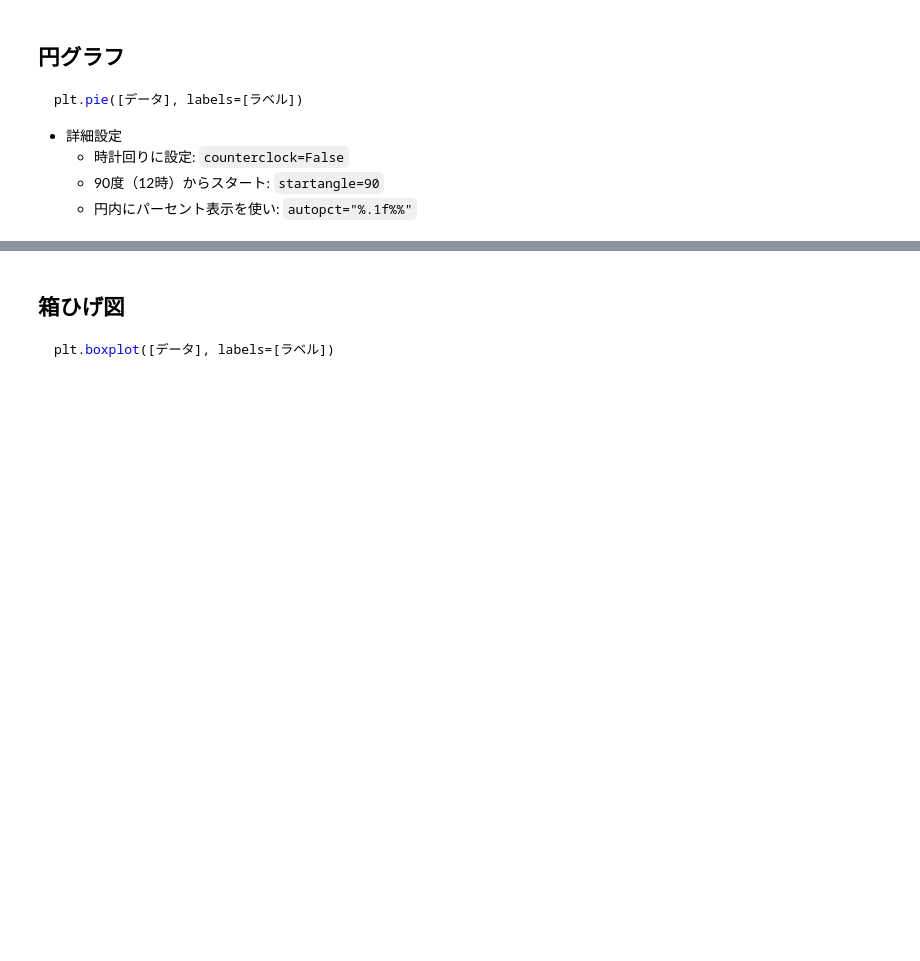
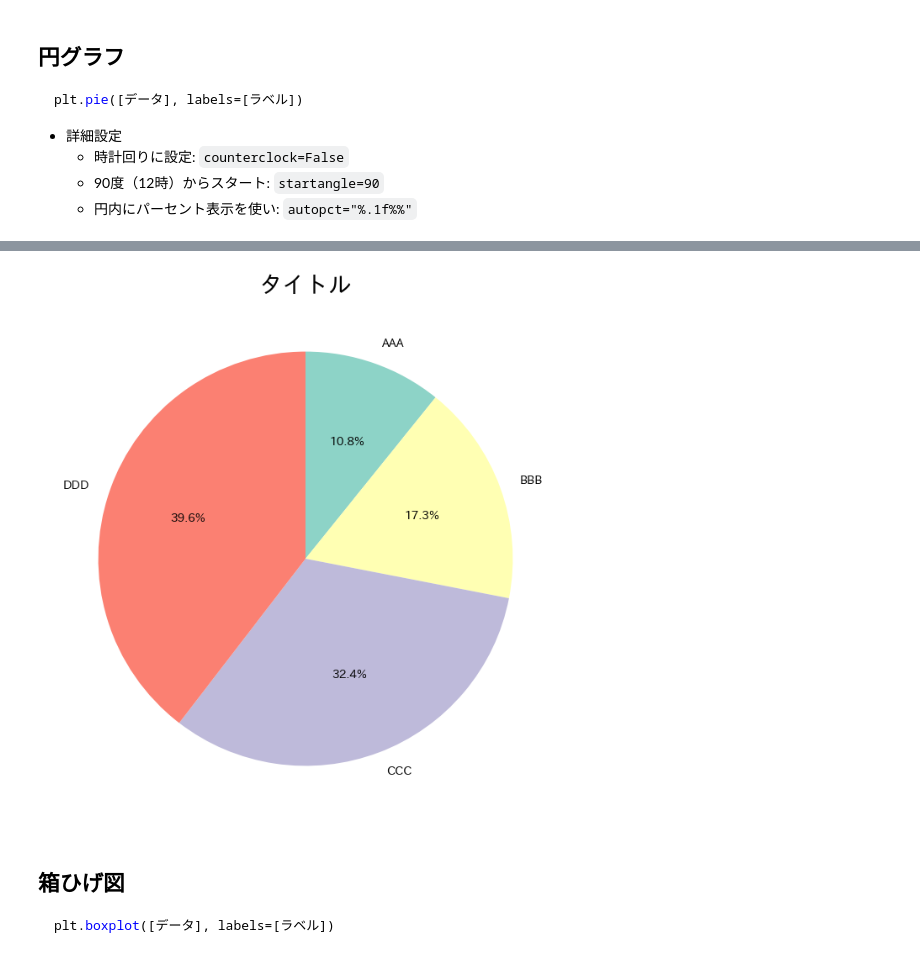
Before and after one commit to fukufukufukufuku/tsu_2024_githab, a Jupyter notebook: 第04回/第04回_プログラム/4：Pythonによるデータ可視化_2024.ipynb, the cells around one changed output, grey strips where cells are left out. Saved outputs shown, nothing was run; the diff lists cells and outputs as text; code cells hidden in the pictures; blank space fills up the shorter version.

````diff
--- a/第04回/第04回_プログラム/4：Pythonによるデータ可視化_2024.ipynb
+++ b/第04回/第04回_プログラム/4：Pythonによるデータ可視化_2024.ipynb
@@ -561,3 +648,25 @@ plt.show()
+# %%
+# 作図に必要なライブラリのインポート
+import matplotlib.pyplot as plt # グラフ作成のためにインポート
+import japanize_matplotlib      # グラフで日本語を使用するためにインポート
+%matplotlib inline
+
+# データ準備
+x     = [15, 24, 45, 55] # 頻度
+label = ['AAA', 'BBB', 'CCC', 'DDD'] # ラベル
+
+
+# グラフ作成
+plt.figure(figsize=(8, 8))  # 図のサイズを設定
+plt.pie(x, labels=label, counterclock=False, startangle=90,  autopct="%.1f%%", colors=plt.cm.Set3.colors)
+
+# 追加オプション
+plt.title("タイトル", fontsize=20) # タイトルを追加（フォントサイズ指定）
+
+# グラフ表示
+plt.show()
+# %% [output]
+[figure, added]
 # %% [markdown]
 ## 箱ひげ図
 ```Python
````
Also changed, not shown: parts of 19 cells of this notebook, 5 other files.
